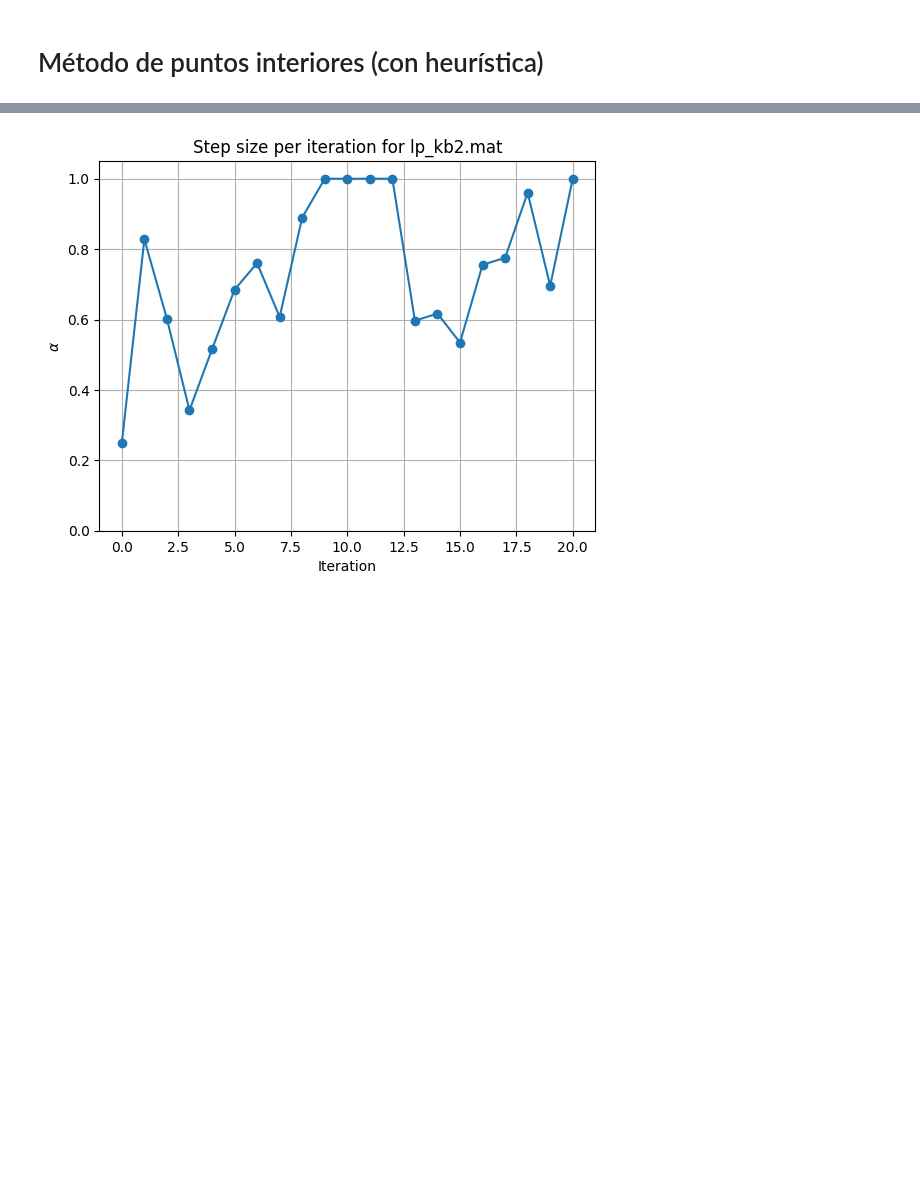
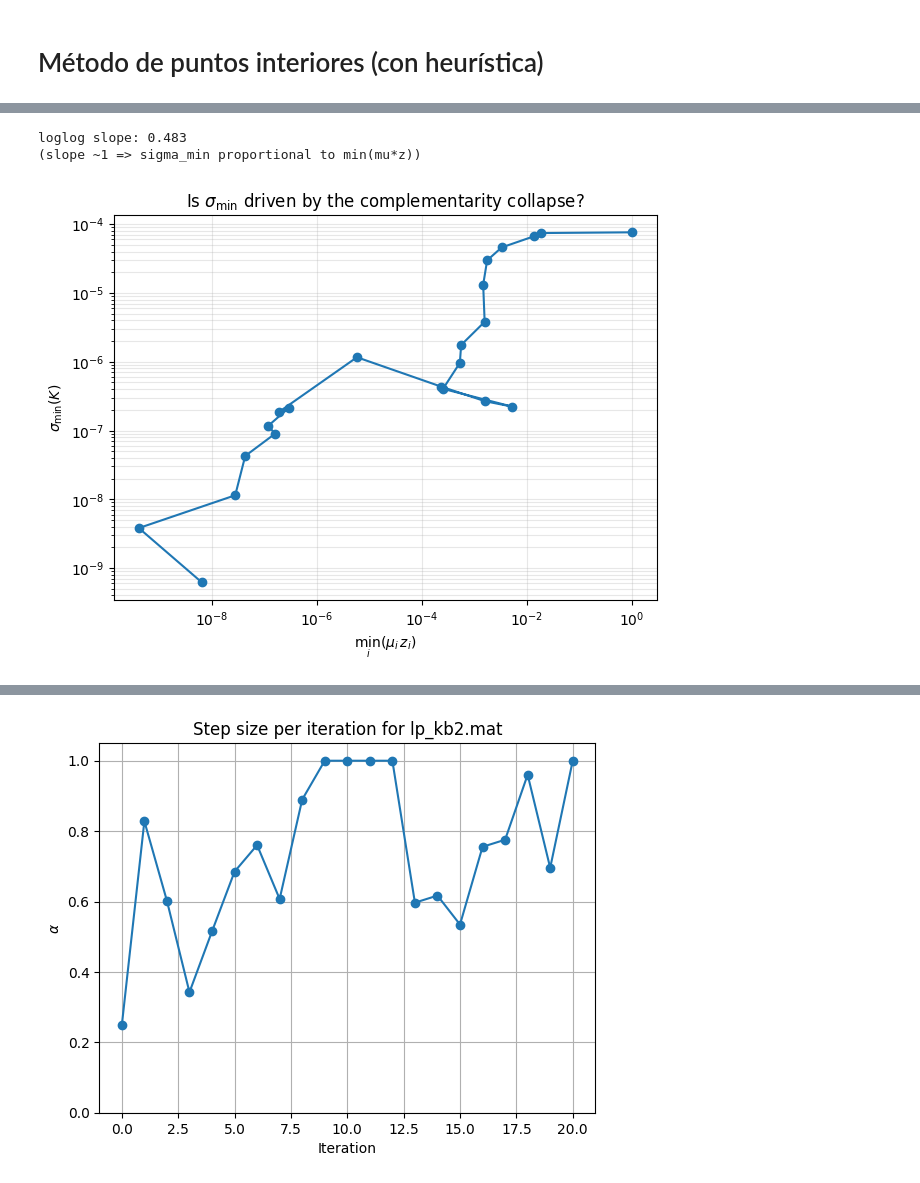
Before and after one commit to fginebraz/thesis_int_point, a Jupyter notebook: intpoint_tryout.ipynb, the cells around one changed output, grey strips where cells are left out. Saved outputs shown, nothing was run; the diff lists cells and outputs as text; code cells hidden in the pictures; blank space fills up the shorter version.

```diff
--- a/intpoint_tryout.ipynb
+++ b/intpoint_tryout.ipynb
@@ -289,4 +277,36 @@ Número de iteraciones hasta el criterio de paro: 21
 | 6 | Objective value f(x) | -2.082925e-02 |
+# %%
+import numpy as np
+import matplotlib.pyplot as plt
+
+# per-iteration min_i(mu_i * z_i), computed element-wise then min across components
+min_muz = pd.Series((mu_df.values * z_df.values).min(axis=1), index=mu_df.index)
+
+# sigma_min per iteration (last column = smallest; flip if your rows are ascending)
+sigma_min = singular_values_df.iloc[:, -1]
+
+# align the two series on shared iterations (mu_df/z_df may include iter 0 etc.)
+common = min_muz.index.intersection(sigma_min.index)
+x = min_muz.loc[common].astype(float)
+y = sigma_min.loc[common].astype(float)
+
+fig, ax = plt.subplots(figsize=(7,5))
+ax.loglog(x, y, 'o-')
+ax.set_xlabel(r"$\min_i(\mu_i z_i)$")
+ax.set_ylabel(r"$\sigma_{\min}(K)$")
+ax.set_title(r"Is $\sigma_{\min}$ driven by the complementarity collapse?")
+ax.grid(True, which='both', alpha=0.3)
+
+# fit slope on positive values only
+mask = (x > 0) & (y > 0)
+slope, intercept = np.polyfit(np.log10(x[mask]), np.log10(y[mask]), 1)
+print("loglog slope:", round(slope, 3))
+print("(slope ~1 => sigma_min proportional to min(mu*z))")
+plt.show()
+# %% [output]
+loglog slope: 0.483
+(slope ~1 => sigma_min proportional to min(mu*z))
+[figure, added]
 # %%
 stable_active_indices, regressed_indices = active_set_diagnostics(active_set_history,regression_df,p)
 
```
Also changed, not shown: parts of 11 cells of this notebook, 6 other files.
